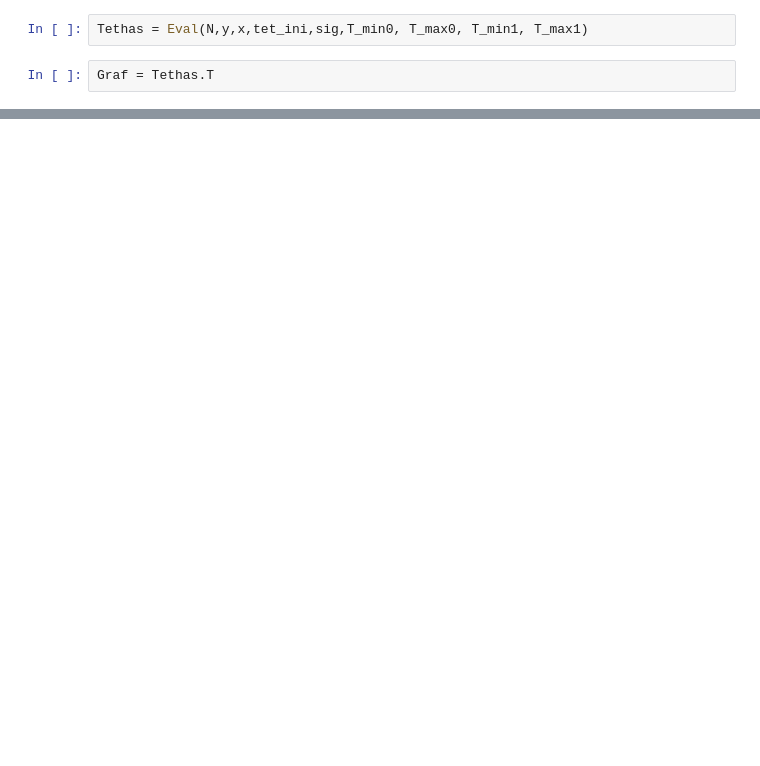
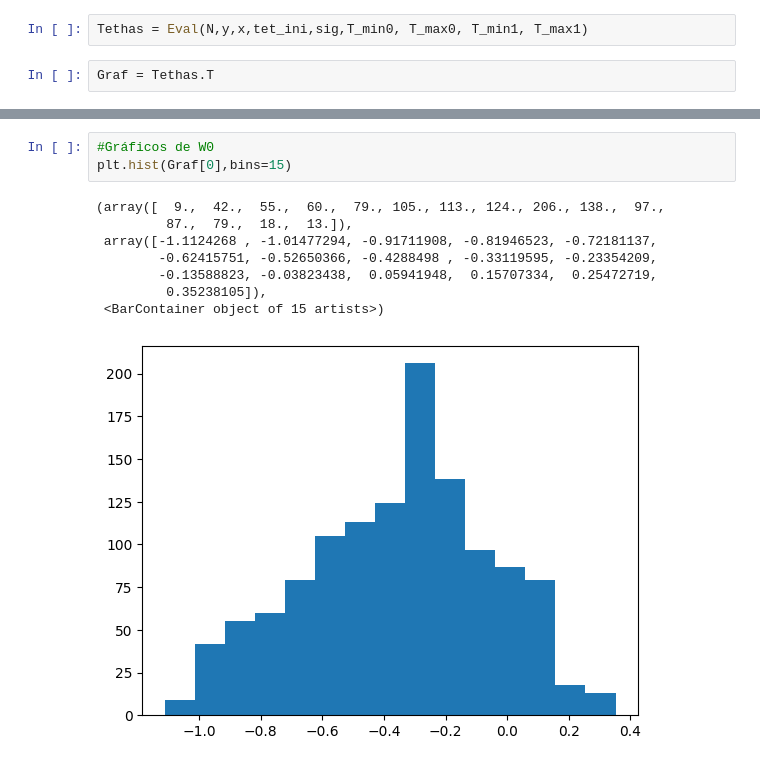
Before and after one commit to DCI-alxogm/ml2023-David-Nicolas364, a Jupyter notebook: Sep30/Ejercicio_30.ipynb, the cells around one changed output, grey strips where cells are left out. Drawn from its saved outputs; the diff is of its cells as text; blank space fills up the shorter version.

```diff
--- a/Sep30/Ejercicio_30.ipynb
+++ b/Sep30/Ejercicio_30.ipynb
@@ -76,0 +86,12 @@ plt.scatter(Graf[0],Graf[1])
+# %%
+#Gráficos de W0
+plt.hist(Graf[0],bins=15)
+# %% [output]
+(array([  9.,  42.,  55.,  60.,  79., 105., 113., 124., 206., 138.,  97.,
+         87.,  79.,  18.,  13.]),
+ array([-1.1124268 , -1.01477294, -0.91711908, -0.81946523, -0.72181137,
+        -0.62415751, -0.52650366, -0.4288498 , -0.33119595, -0.23354209,
+        -0.13588823, -0.03823438,  0.05941948,  0.15707334,  0.25472719,
+         0.35238105]),
+ <BarContainer object of 15 artists>)
+[figure, added]
```
Also changed, not shown: parts of 11 cells of this notebook.
